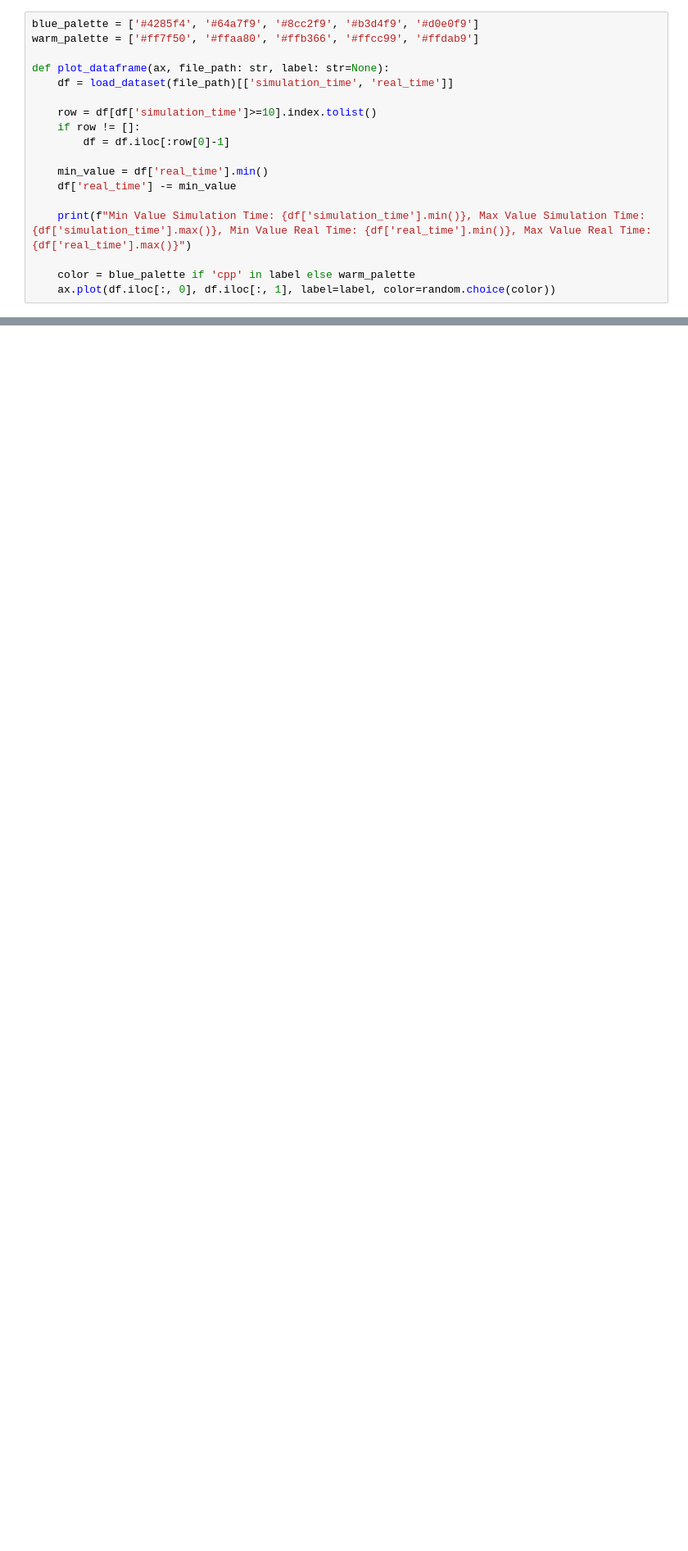
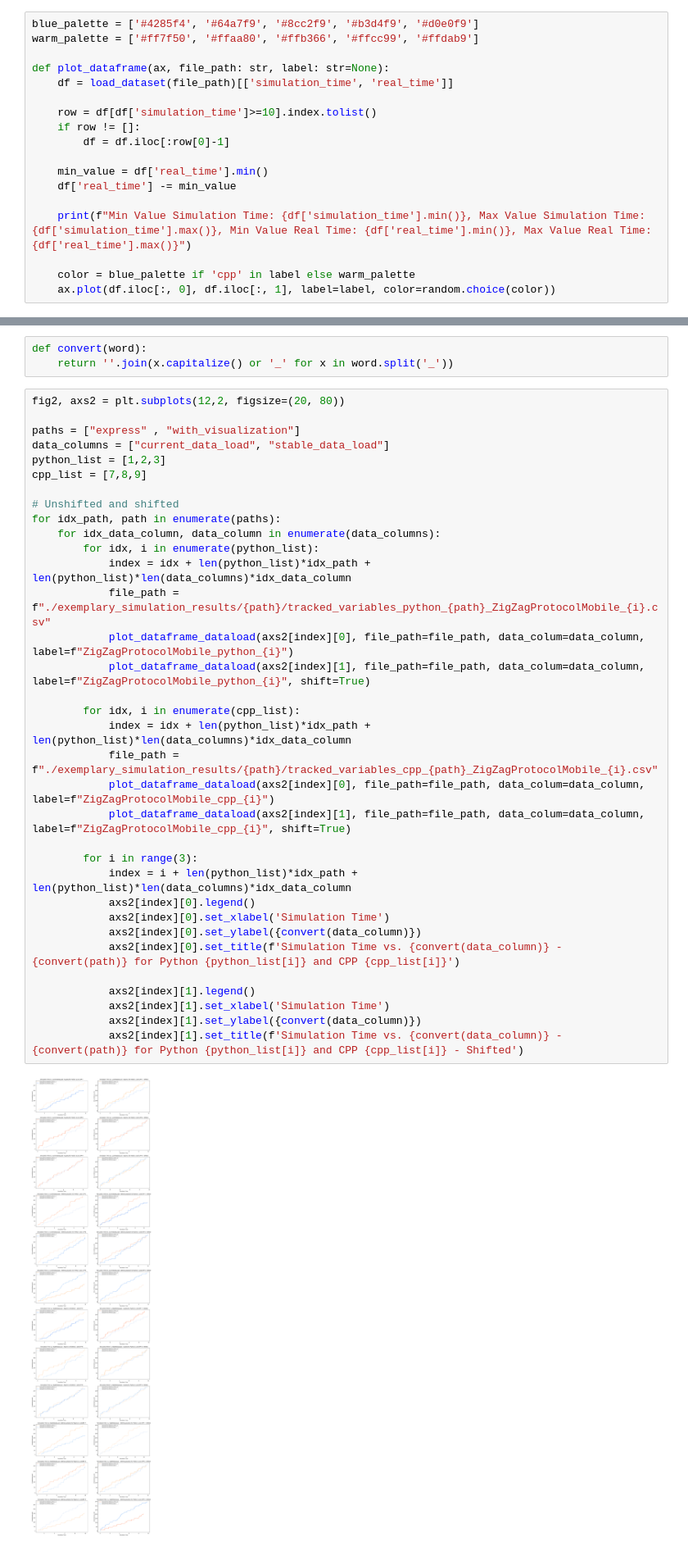
Before and after one commit to Project-GrADyS/python_examples, a Jupyter notebook: components/statistic_visualizer/visualization.ipynb, the cells around one changed output, grey strips where cells are left out. Shown at 82% size. Cells and saved outputs as stored; diff of their text form; blank space fills up the shorter version.

Commit message:
- Adjusted readme - Adjusted visualisation

```diff
--- a/components/statistic_visualizer/visualization.ipynb
+++ b/components/statistic_visualizer/visualization.ipynb
@@ -129,0 +150,39 @@ Text(0.5, 1.0, 'Simulation vs. Real Time Sensors - Express')
+# %%
+def convert(word):
+    return ''.join(x.capitalize() or '_' for x in word.split('_'))
+# %%
+fig2, axs2 = plt.subplots(12,2, figsize=(20, 80))
+
+paths = ["express" , "with_visualization"]
+data_columns = ["current_data_load", "stable_data_load"]
+python_list = [1,2,3]
+cpp_list = [7,8,9]
+
+# Unshifted and shifted
+for idx_path, path in enumerate(paths):
+    for idx_data_column, data_column in enumerate(data_columns):
+        for idx, i in enumerate(python_list):
+            index = idx + len(python_list)*idx_path + len(python_list)*len(data_columns)*idx_data_column
+            file_path = f"./exemplary_simulation_results/{path}/tracked_variables_python_{path}_ZigZagProtocolMobile_{i}.csv"
+            plot_dataframe_dataload(axs2[index][0], file_path=file_path, data_colum=data_column, label=f"ZigZagProtocolMobile_python_{i}")
+            plot_dataframe_dataload(axs2[index][1], file_path=file_path, data_colum=data_column, label=f"ZigZagProtocolMobile_python_{i}", shift=True)
+
+        for idx, i in enumerate(cpp_list):
+            index = idx + len(python_list)*idx_path + len(python_list)*len(data_columns)*idx_data_column
+            file_path = f"./exemplary_simulation_results/{path}/tracked_variables_cpp_{path}_ZigZagProtocolMobile_{i}.csv"
+            plot_dataframe_dataload(axs2[index][0], file_path=file_path, data_colum=data_column, label=f"ZigZagProtocolMobile_cpp_{i}")
+            plot_dataframe_dataload(axs2[index][1], file_path=file_path, data_colum=data_column, label=f"ZigZagProtocolMobile_cpp_{i}", shift=True)
+
+        for i in range(3):
+            index = i + len(python_list)*idx_path + len(python_list)*len(data_columns)*idx_data_column
+            axs2[index][0].legend()
+            axs2[index][0].set_xlabel('Simulation Time')
+            axs2[index][0].set_ylabel({convert(data_column)})
+            axs2[index][0].set_title(f'Simulation Time vs. {convert(data_column)} - {convert(path)} for Python {python_list[i]} and CPP {cpp_list[i]}')
+
+            axs2[index][1].legend()
+            axs2[index][1].set_xlabel('Simulation Time')
+            axs2[index][1].set_ylabel({convert(data_column)})
+            axs2[index][1].set_title(f'Simulation Time vs. {convert(data_column)} - {convert(path)} for Python {python_list[i]} and CPP {cpp_list[i]} - Shifted')
+# %% [output]
+[figure, added]
```
Also changed, not shown: parts of 4 cells of this notebook, 1 other file.
